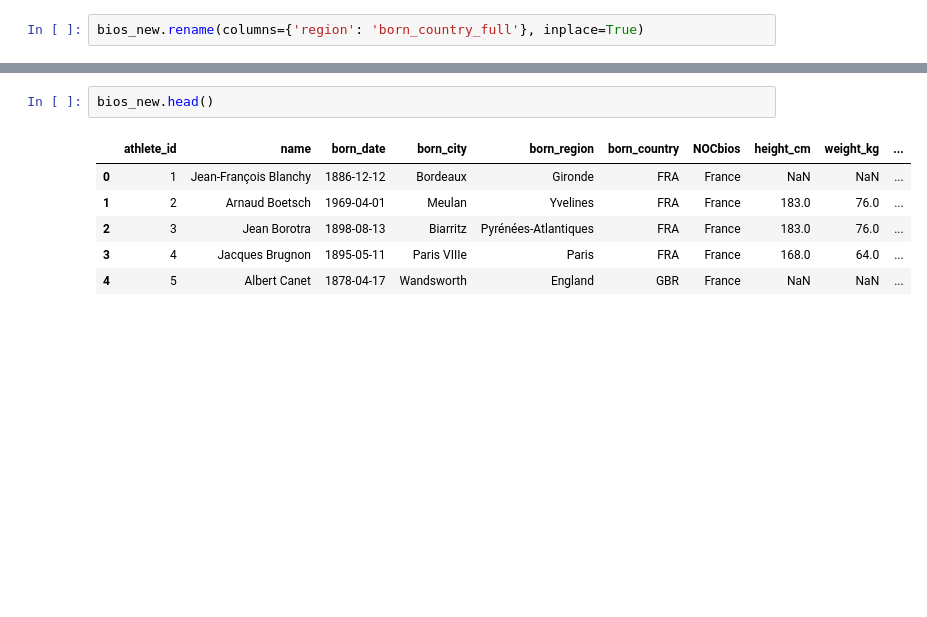
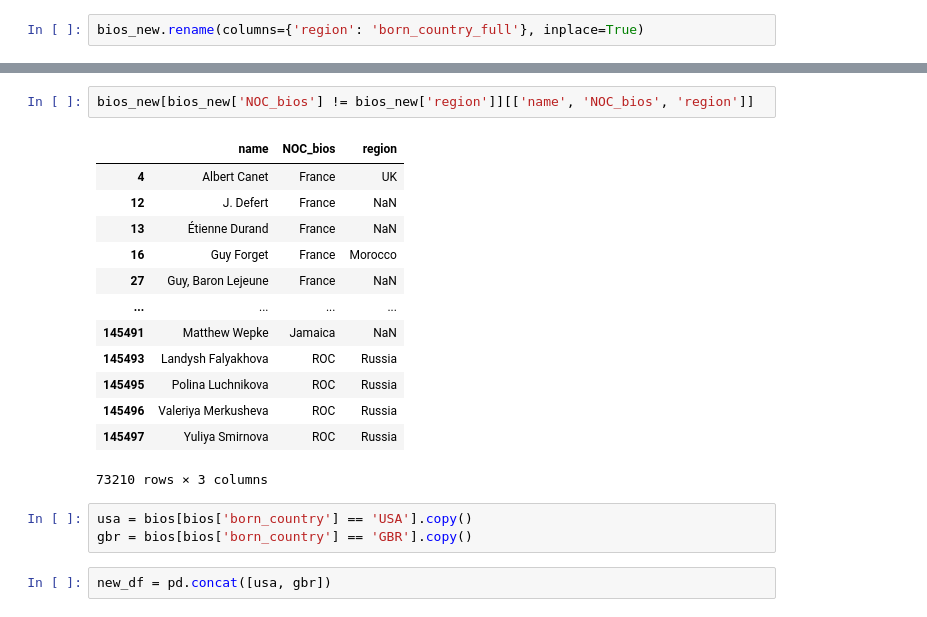
Before and after one commit to J3SSY-ANDU/Food-Delivery-Data-Analysis, a Jupyter notebook: notebooks/pandas_tutorial.ipynb, the cells around one changed output, grey strips where cells are left out. Drawn from its saved outputs; the diff is of its cells as text; blank space fills up the shorter version.

Commit message:
pandas tutorial merging & concatenating data section finished

```diff
--- a/notebooks/pandas_tutorial.ipynb
+++ b/notebooks/pandas_tutorial.ipynb
@@ -516,9 +649,21 @@ bios_new.rename(columns={'region': 'born_country_full'}, inplace=True)
 # %%
-bios_new.head()
+bios_new[bios_new['NOC_bios'] != bios_new['region']][['name', 'NOC_bios', 'region']]
 # %% [output]
-|  | athlete_id | name | born_date | born_city | born_region | born_country | NOCbios | height_cm | weight_kg | ... |
-| 0 | 1 | Jean-François Blanchy | 1886-12-12 | Bordeaux | Gironde | FRA | France | NaN | NaN | ... |
-| 1 | 2 | Arnaud Boetsch | 1969-04-01 | Meulan | Yvelines | FRA | France | 183.0 | 76.0 | ... |
-| 2 | 3 | Jean Borotra | 1898-08-13 | Biarritz | Pyrénées-Atlantiques | FRA | France | 183.0 | 76.0 | ... |
-| 3 | 4 | Jacques Brugnon | 1895-05-11 | Paris VIIIe | Paris | FRA | France | 168.0 | 64.0 | ... |
-| 4 | 5 | Albert Canet | 1878-04-17 | Wandsworth | England | GBR | France | NaN | NaN | ... |
+|  | name | NOC_bios | region |
+| 4 | Albert Canet | France | UK |
+| 12 | J. Defert | France | NaN |
+| 13 | Étienne Durand | France | NaN |
+| 16 | Guy Forget | France | Morocco |
+| 27 | Guy, Baron Lejeune | France | NaN |
+| ... | ... | ... | ... |
+| 145491 | Matthew Wepke | Jamaica | NaN |
+| 145493 | Landysh Falyakhova | ROC | Russia |
+| 145495 | Polina Luchnikova | ROC | Russia |
+| 145496 | Valeriya Merkusheva | ROC | Russia |
+| 145497 | Yuliya Smirnova | ROC | Russia |
+73210 rows × 3 columns
+# %%
+usa = bios[bios['born_country'] == 'USA'].copy()
+gbr = bios[bios['born_country'] == 'GBR'].copy()
+# %%
+new_df = pd.concat([usa, gbr])
```
Also changed, not shown: parts of 15 cells of this notebook.
